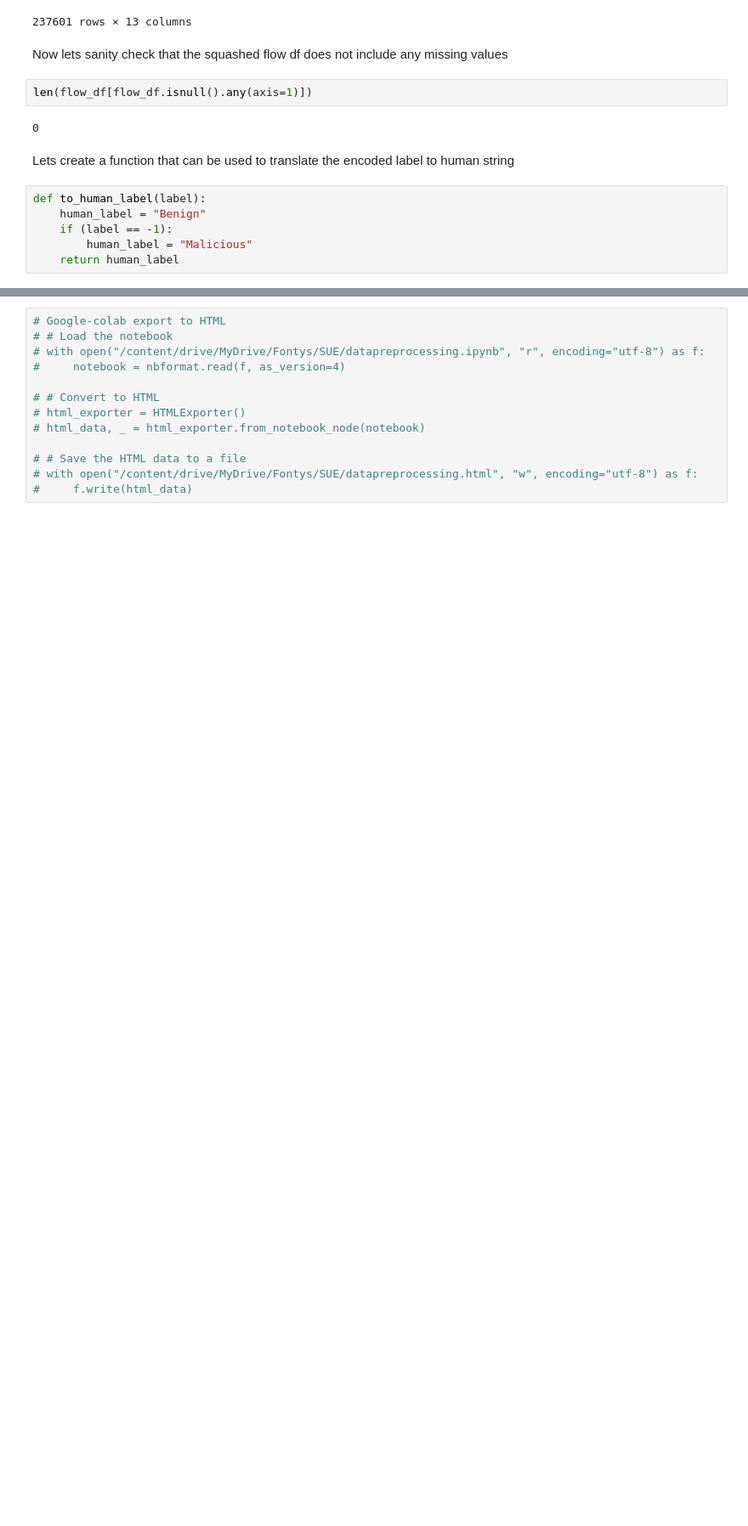
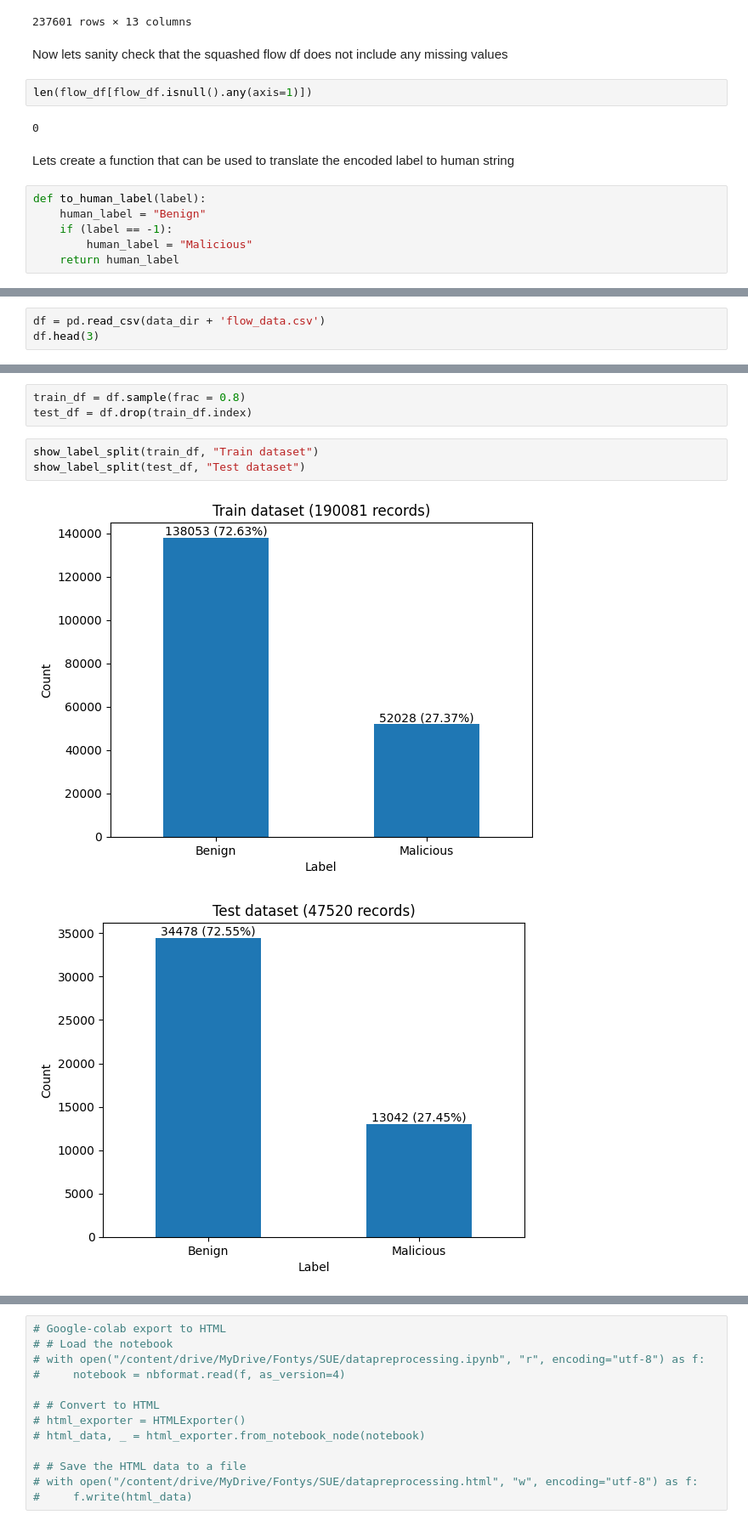
Before and after one commit to Fowthy/SueAI, a Jupyter notebook: data/datapreprocessing.ipynb, the cells around one changed output, grey strips where cells are left out. Shown: that part at 85% size. Cells and saved outputs as stored; diff of their text form; blank space fills up the shorter version.

```diff
--- a/data/datapreprocessing.ipynb
+++ b/data/datapreprocessing.ipynb
@@ -434,0 +473,3 @@ plt.show()
+# %%
+df = pd.read_csv(data_dir + 'flow_data.csv')
+df.head(3)
@@ -434,0 +481,9 @@ plt.show()
+# %%
+train_df = df.sample(frac = 0.8)
+test_df = df.drop(train_df.index)
+# %%
+show_label_split(train_df, "Train dataset")
+show_label_split(test_df, "Test dataset")
+# %% [output]
+[figure, added]
+[figure, added]
```
Also changed, not shown: parts of 18 cells of this notebook, 6 other files.
